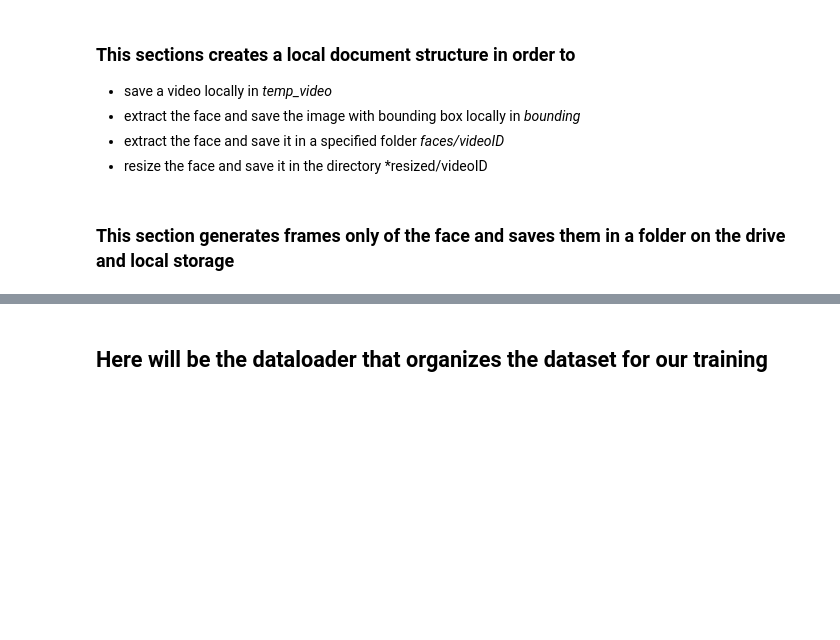
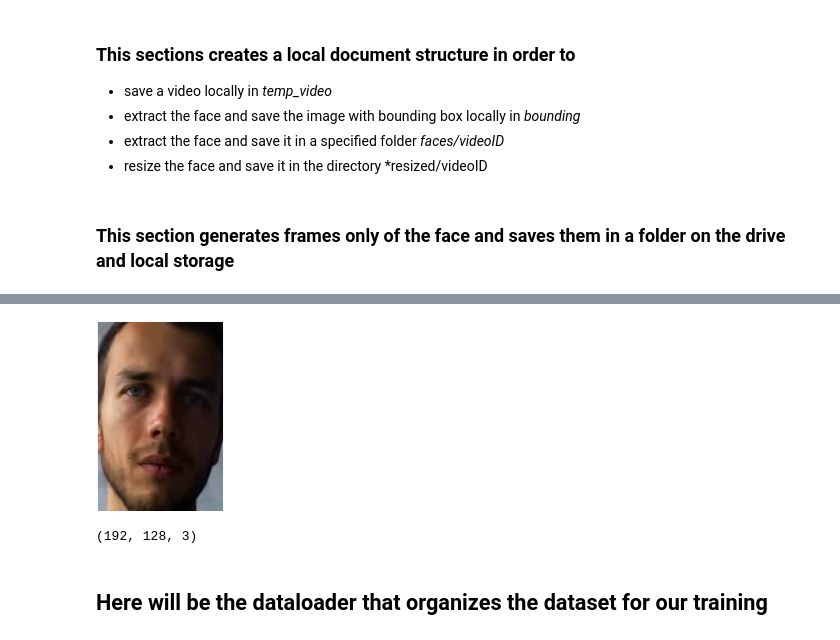
Before and after one commit to marvinmouroum/cv-heart-rate-measurement, a Jupyter notebook: cv_heart_rate_measurement.ipynb, the cells around one changed output, grey strips where cells are left out. Saved outputs shown, nothing was run; the diff lists cells and outputs as text; code cells hidden in the pictures; blank space fills up the shorter version.

Commit message:
Data mapping

```diff
--- a/cv_heart_rate_measurement.ipynb
+++ b/cv_heart_rate_measurement.ipynb
@@ -244,6 +244,9 @@ def find_face(image,id,fileID,bound='bounding',faces='faces'):
 
   if count == 0:
     print("did not find face for " , fileID)
+    return
+  else:
+    return 'resized/' + id + '/' + fileID + '.png'
 # %%
 def analyze_video(video,id,temp='temp_video'):
 
@@ -257,6 +260,7 @@ def analyze_video(video,id,temp='temp_video'):
   length = int(vs.get(cv2.CAP_PROP_FRAME_COUNT))
   print( "frame has length of " , length )
   i = 0
+  frames = []
   while i < length:
     # read the next frame from the file
     (grabbed, frame) = vs.read()
@@ -267,10 +271,25 @@ def analyze_video(video,id,temp='temp_video'):
       print("Not grabbed.")
       break;
     newID = id + str(i)
-    find_face(frame,id,newID)
+    img = find_face(frame,id,newID)
+
+    if img is None:
+      print("image "+str(id)+" was not saved correctly")
+      continue
+
+    img_array = cv2.imread(img)
+
+    if img_array is None:
+      print("array is none - black image appended")
+      frames.append( np.zeros((192, 128, 3)) )
+      continue
+
+    frames.append( img_array )
+
     if i%100 == 0:
       print(i)
     #break
+  return frames
 # %% [markdown]
 ### This section generates frames only of the face and saves them in a folder on the drive and local storage
 # %%
@@ -280,14 +299,13 @@ def save_face_for(subject,folder):
   myid = str(subject)+'_'+str(folder)
   clean()
   create_infrastructure()
-  filepath = getVideo('gdrive/My\ Drive/cohface/1/0/data.avi',myid)
+  filepath = getVideo('gdrive/My\ Drive/cohface/'+str(subject)+'/'+str(folder)+'/data.avi',myid)
   filename = filepath.split("/")[-1]
-  analyze_video(filename,myid)
+  frames = analyze_video(filename,myid)
 
   destination = 'gdrive/My\ Drive/cohface/frames/' + myid
   _destination = "'" + 'gdrive/My Drive/cohface/frames/' + myid + "'"
   _source = "'resized/"+myid+"/.'"
   !mkdir $destination
   !cp -a $_source $_destination
-
-save_face_for(1,1)
+  return frames
@@ -310,0 +312,2 @@ mkdir: cannot create directory ‘gdrive/My Drive/cohface/frames/1_1’: File ex
+# %%
+results = save_face_for(36,2)
@@ -311,3 +330,8 @@ mkdir: cannot create directory ‘gdrive/My Drive/cohface/frames/1_1’: File ex
+# %%
+cv2_imshow(results[1000])
+# %% [output]
+[figure, added]
+(192, 128, 3)
 # %%
 def getVideos(random, vtype, nb, path, videosPaths):
     if nb > len(videosPaths):
```
Also changed, not shown: parts of 17 cells of this notebook.
